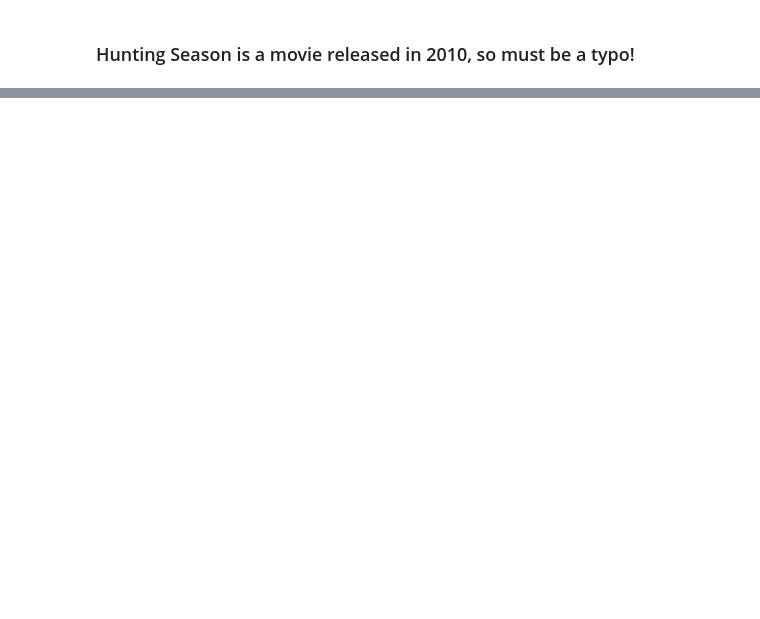
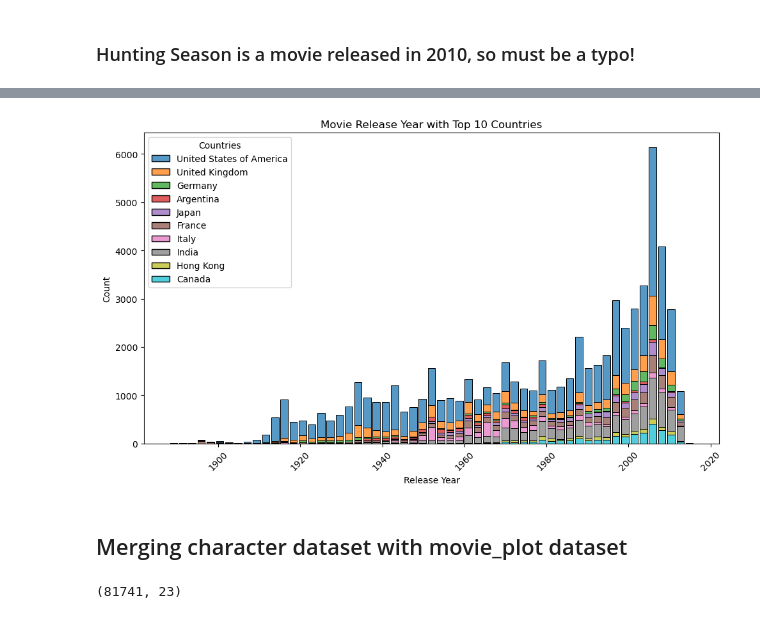
Before and after one commit to epfl-ada/ada-2024-project-phpjj1, a Jupyter notebook: src/scripts/Untitled.ipynb, the cells around one changed output, grey strips where cells are left out. Saved outputs shown, nothing was run; the diff lists cells and outputs as text; code cells hidden in the pictures; blank space fills up the shorter version.

```diff
--- a/src/scripts/Untitled.ipynb
+++ b/src/scripts/Untitled.ipynb
@@ -299,0 +246,19 @@ grouped_char['WikiMovieID'].is_unique
+# %%
+top_countries = movie_countries_expanded['Countries'].value_counts().nlargest(10).index
+movie_countries_expanded['Countries'] = movie_countries_expanded['Countries'].apply(lambda x: x if x in top_countries else 'Other')
+# %%
+plt.figure(figsize=(10, 6))
+sns.histplot(data=movie_countries_expanded[movie_countries_expanded['Countries'] != 'Other'], x='merge_year', hue='Countries', multiple='stack', shrink=0.8)
+
+handles, labels = plt.gca().get_legend_handles_labels()
+
+plt.title('Movie Release Year with Top 10 Countries')
+plt.xlabel('Release Year')
+plt.ylabel('Count')
+plt.xticks(rotation=45)
+plt.tight_layout()
+plt.show()
+# %% [output]
+[figure, added]
+# %% [markdown]
+## Merging character dataset with movie_plot dataset
@@ -300,7 +280,8 @@ grouped_char['WikiMovieID'].is_unique
 # %%
-#Now we can merge the character_instances with the movie_plot dataset
-
-movie_plot_char = movie_plot.merge(grouped_char, left_on = 'WikiID', right_on = 'WikiMovieID', how = 'left')
+# Now we can merge the character_instances with the movie_plot dataset
+movie_plot_char = movie_plot.merge(characters_grouped, left_on = 'WikiID', right_on = 'WikiMovieID', how='left')
 print(movie_plot_char.shape)
+# %% [output]
+(81741, 23)
 # %%
 movie_plot_char.head()
```
Also changed, not shown: parts of 37 cells of this notebook.
